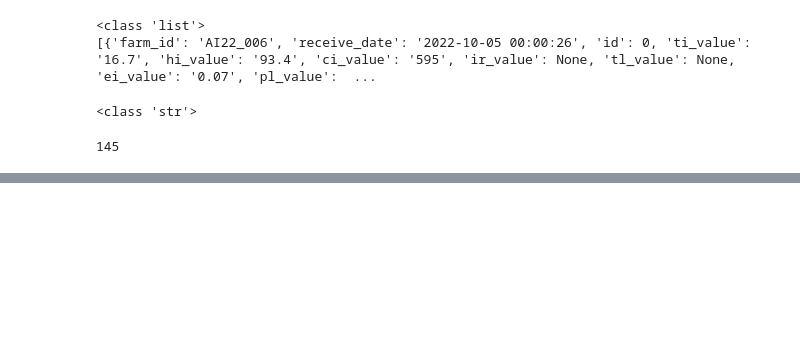
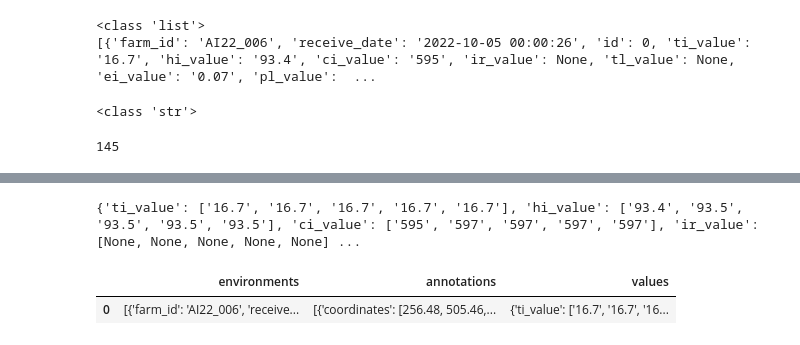
Before and after one commit to kangminkwon90/image_detection_berry, a Jupyter notebook: label_preprocess.ipynb, the cells around one changed output, grey strips where cells are left out. Saved outputs shown, nothing was run; the diff lists cells and outputs as text; code cells hidden in the pictures; blank space fills up the shorter version.

```diff
--- a/label_preprocess.ipynb
+++ b/label_preprocess.ipynb
@@ -315,3 +285,11 @@ print(type(env[0]['ti_value']))
 """
 # %% [output]
 145
+# %%
+elements_value = env[0]
+name_value = []
+for key, value in elements_value.items():
+    if key.endswith('_value'):
+        name_value.append(key)
+
+print(name_value)
@@ -317,0 +298,12 @@ print(type(env[0]['ti_value']))
+# %%
+value_list = {}
+
+for dictionary in env:
+    for key, value in dictionary.items():
+        if key in name_value:
+            if key not in value_list:
+                value_list[key] = [value]
+            else:
+                value_list[key].append(value)
+
+value_list
@@ -317,0 +324,30 @@ print(type(env[0]['ti_value']))
+# %%
+def extract_values(dict_list, value_names):
+    value_dict = {}
+    for dictionary in dict_list:
+        for key, value in dictionary.items():
+            if key in value_names:
+                if key not in value_dict:
+                    value_dict[key] = [value]
+                else:
+                    value_dict[key].append(value)
+    return value_dict
+
+row_1 = extract_values(env, name_value)
+print(row_1)
+# %% [output]
+{'ti_value': ['16.7', '16.7', '16.7', '16.7', '16.7'], 'hi_value': ['93.4', '93.5', '93.5', '93.5', '93.5'], 'ci_value': ['595', '597', '597', '597', '597'], 'ir_value': [None, None, None, None, None] ...
+# %%
+normal_sample['values'] = None
+
+for idx, row in normal_sample.iterrows():
+    json_str = row['environments']
+    str_corrected = json_str.replace("None", "null").replace("'", "\"")
+    env_values = json.loads(str_corrected)
+    env_value_dict = extract_values(env_values, name_value)
+    normal_sample.at[idx, 'values'] = env_value_dict
+
+normal_sample.head(1)
+# %% [output]
+|  | environments | annotations | values |
+| 0 | [{'farm_id': 'AI22_006', 'receive... | [{'coordinates': [256.48, 505.46,... | {'ti_value': ['16.7', '16.7', '16... |
```
Also changed, not shown: parts of 15 cells of this notebook.
